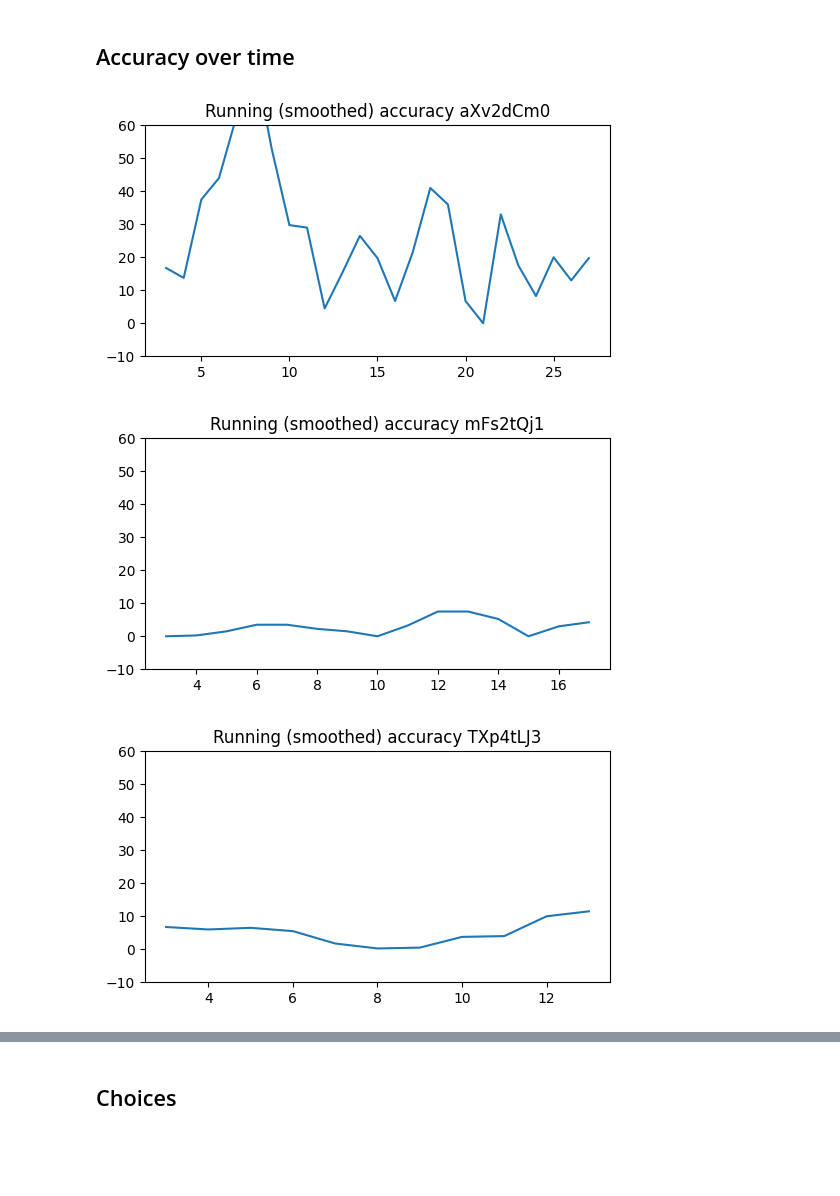
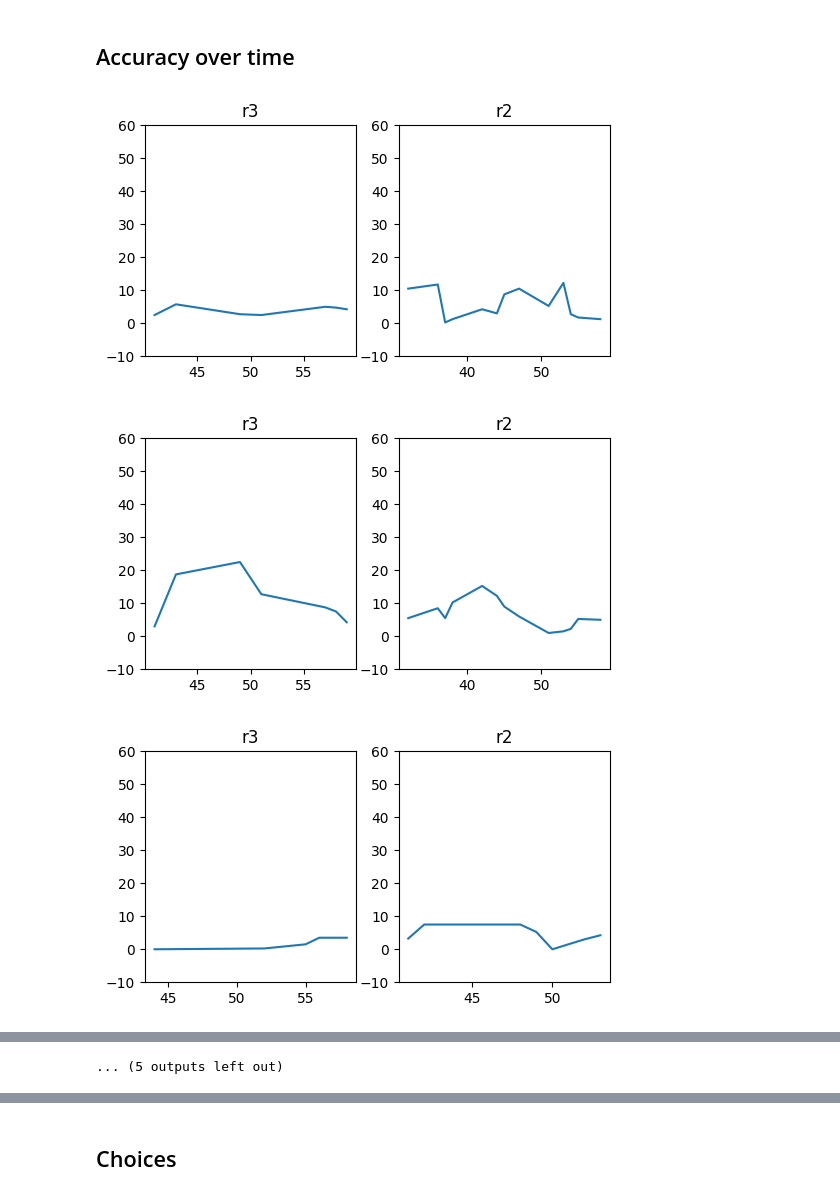
Before and after one commit to ozika/tasks-for-grants, a Jupyter notebook: contextual-inference/analysis/overview_analyses.ipynb, the cells around one changed output, grey strips where cells are left out. Drawn from its saved outputs; the diff is of its cells as text; code cells hidden in the pictures; blank space fills up the shorter version.

```diff
--- a/contextual-inference/analysis/overview_analyses.ipynb
+++ b/contextual-inference/analysis/overview_analyses.ipynb
@@ -20,0 +40,11 @@ mdf
+# %%
+manrats = pd.DataFrame()
+for idx, row in mdf.iterrows():
+    for cidx, c in enumerate(["r3", "r"+str(row["main2"])]):
+        if row["HasRatings"]==1:
+            data = pd.read_json(os.path.join(get_root(".tasks_root"), "contextual-inference", "data", row["SubID"]+"_"+c+"_main"+str(cidx+1)+"_"+str(row["schid"])+"_ratings.json"))
+            data["SubID"] = row["SubID"]
+            data["cond"] = c
+            data["cond_order"] = cidx+1
+            manrats = pd.concat([manrats, data])
+manrats
@@ -23,27 +71,42 @@ mdf
 # %%
 accdf = pd.DataFrame()
 for idx, row in mdf.iterrows():
     rdf = pd.DataFrame()
+
+    f, ax = plt.subplots(1,2,figsize=(6,3))
+
     for cidx, c in enumerate(["r3", "r"+str(row["main2"])]):
         data = pd.read_json(os.path.join(get_root(".tasks_root"), "contextual-inference", "data", row["SubID"]+"_"+c+"_main"+str(cidx+1)+"_"+str(row["schid"])+".json"))
         data["trial"] = data.index
         rat = data.loc[(data["require_rating"]==1) & (data["decision"]==0),["target", "trial", "outcome", "t1_ev", "t2_ev", "rating", "t_slider_shown", "t_response_made"]]
         rat["RT"]  = rat["t_response_made"] - rat["t_slider_shown"]
         rat["err"] = rat["outcome"] - rat["rating"]
+        rat["abserr"] = np.abs(rat["outcome"] - rat["rating"])
+        rat["cond"] = c
+        rat["cond_order"] = cidx+1
+        rat["running_err"] = rat["err"].rolling(4).mean().abs()
+        rat["SubID"] = row["SubID"]
+
 
         rdf = pd.concat([rdf, rat])
-    rdf["running_err"] = rdf["err"].rolling(4).mean().abs()
-    rdf["SubID"] = row["SubID"]
+
+        ## plot
+        ax[cidx].plot(rat["trial"], rat["running_err"])
+        ax[cidx].set_title("Running (smoothed) accuracy "+ row["SubID"])
+        ax[cidx].set_ylim(-10, 60)
+        ax[cidx].set_title(c)
+
+
     rdf= rdf.reset_index()
     #rdf["trial"] = rdf.index
     accdf = pd.concat([accdf, rdf])
 
-    f, ax = plt.subplots(1,1,figsize=(6,3))
-    ax.plot(rdf.index, rdf["running_err"])
-    ax.set_title("Running (smoothed) accuracy "+ row["SubID"])
-    ax.set_ylim(-10, 60)
+
+
+
+
 accdf = accdf.reset_index()
 # %% [output]
-[figure, old version]
+[figure, new version]
-[figure, old version]
+[figure, new version]
-[figure, old version]
+[figure, new version]
@@ -50,0 +122 @@ accdf = accdf.reset_index()
+... (5 outputs left out)
```
Also changed, not shown: parts of 42 cells of this notebook, 6 other files.
